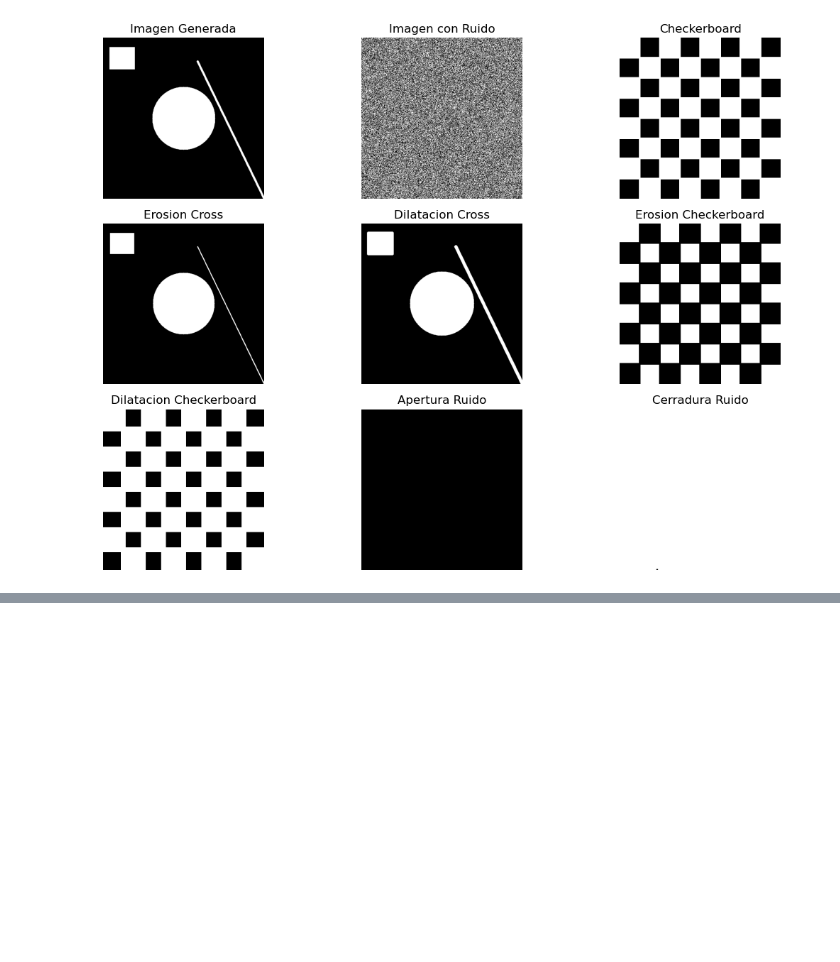
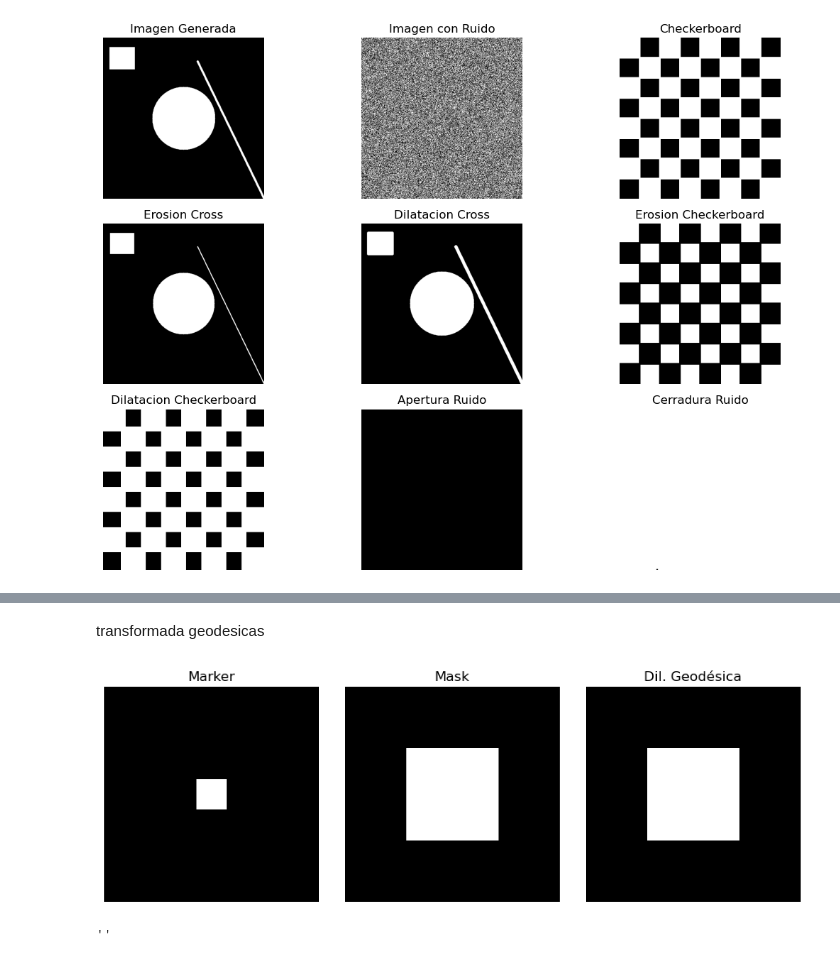
Before and after one commit to yayozarzal/pdiGrover, a Jupyter notebook: PDI_001/Mitad 02 clases/pdi_morfologia.ipynb, the cells around one changed output, grey strips where cells are left out. Cells and saved outputs as stored; diff of their text form; code cells hidden in the pictures; blank space fills up the shorter version.

```diff
--- a/PDI_001/Mitad 02 clases/pdi_morfologia.ipynb
+++ b/PDI_001/Mitad 02 clases/pdi_morfologia.ipynb
@@ -420,0 +465,33 @@ plt.show()
+# %% [markdown]
+transformada geodesicas
+# %%
+#transformada geodesica scikit-image
+
+import numpy as np
+import matplotlib.pyplot as plt
+from skimage.morphology import reconstruction
+
+# Imagen marker (donde inicia la propagación)
+marker = np.zeros((7, 7), dtype=np.uint8)
+marker[3, 3] = 1  # solo un punto activo
+
+# Imagen máscara (límite)
+mask = np.zeros((7, 7), dtype=np.uint8)
+mask[2:5, 2:5] = 1  # una ventana de 3x3
+
+# Reconstrucción por dilatación geodésica
+result = reconstruction(marker, mask, method='dilation')
+
+# Mostrar
+fig, axs = plt.subplots(1, 3, figsize=(9, 3))
+titles = ['Marker', 'Mask', 'Dil. Geodésica']
+for ax, img, title in zip(axs, [marker, mask, result], titles):
+    ax.imshow(img, cmap='gray', vmin=0, vmax=1)
+    ax.set_title(title)
+    ax.axis('off')
+plt.tight_layout()
+plt.show()
+,
+# %% [output]
+[figure, added]
+''
```
Also changed, not shown: parts of 4 cells of this notebook.
